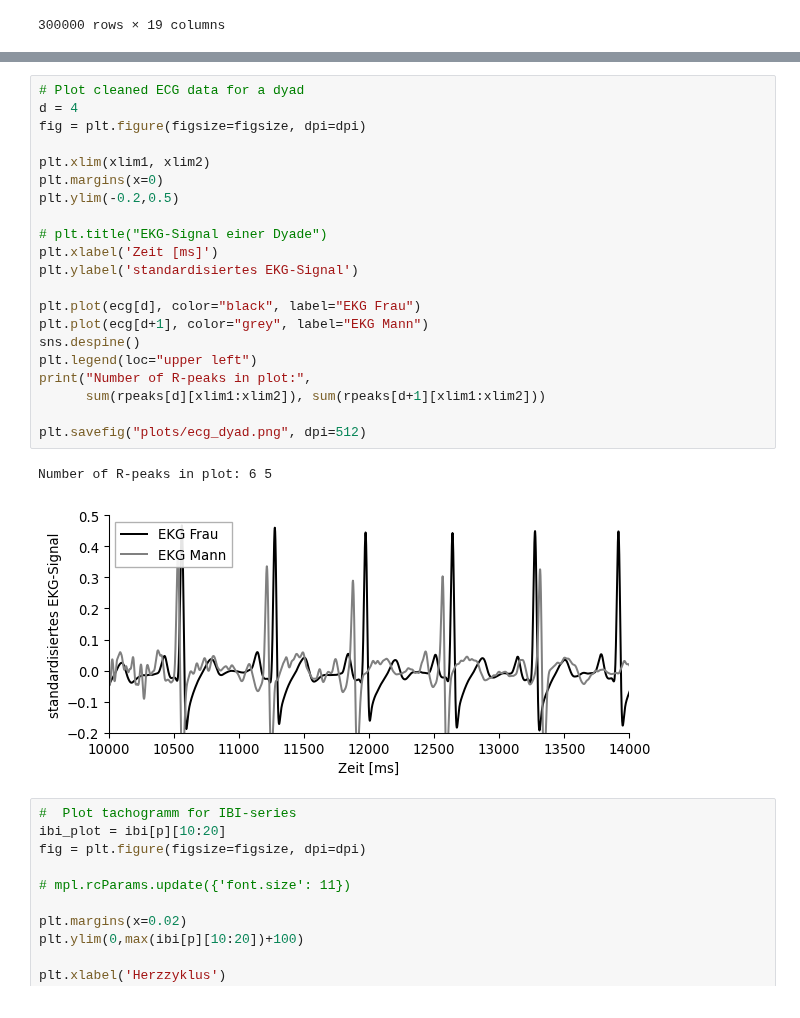
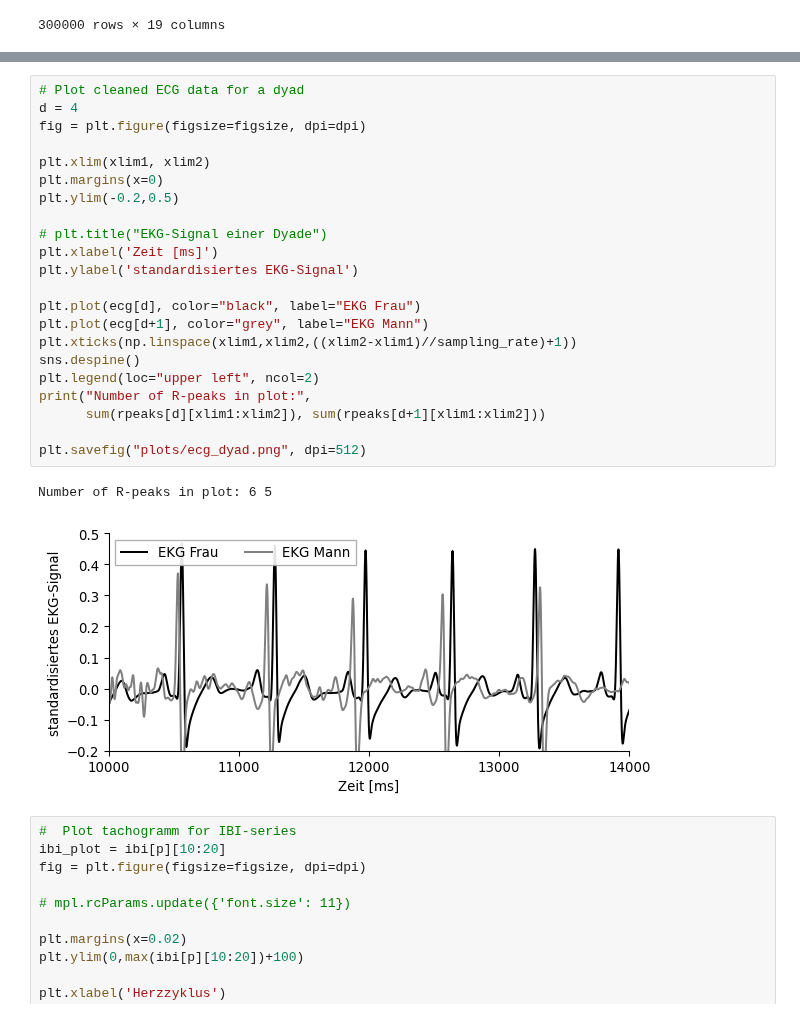
Before and after one commit to visserle/two-hearts, a Jupyter notebook: 04_more_plots.ipynb, the cells around one changed output, grey strips where cells are left out. Saved outputs shown, nothing was run; the diff lists cells and outputs as text.

```diff
--- a/04_more_plots.ipynb
+++ b/04_more_plots.ipynb
@@ -232,27 +232,28 @@ def get_normalized_df(df):
 # %%
 # Plot cleaned ECG data for a dyad
 d = 4
 fig = plt.figure(figsize=figsize, dpi=dpi)
 
 plt.xlim(xlim1, xlim2)
 plt.margins(x=0)
 plt.ylim(-0.2,0.5)
 
 # plt.title("EKG-Signal einer Dyade")
 plt.xlabel('Zeit [ms]')
 plt.ylabel('standardisiertes EKG-Signal')
 
 plt.plot(ecg[d], color="black", label="EKG Frau")
 plt.plot(ecg[d+1], color="grey", label="EKG Mann")
+plt.xticks(np.linspace(xlim1,xlim2,((xlim2-xlim1)//sampling_rate)+1))
 sns.despine()
-plt.legend(loc="upper left")
+plt.legend(loc="upper left", ncol=2)
 print("Number of R-peaks in plot:",
       sum(rpeaks[d][xlim1:xlim2]), sum(rpeaks[d+1][xlim1:xlim2]))
 
 plt.savefig("plots/ecg_dyad.png", dpi=512)
 # %% [output]
 Number of R-peaks in plot: 6 5
-[figure, old version]
+[figure, new version]
 # %%
 #  Plot tachogramm for IBI-series
 ibi_plot = ibi[p][10:20]
```
Also changed, not shown: parts of 4 cells of this notebook, 4 other files.
